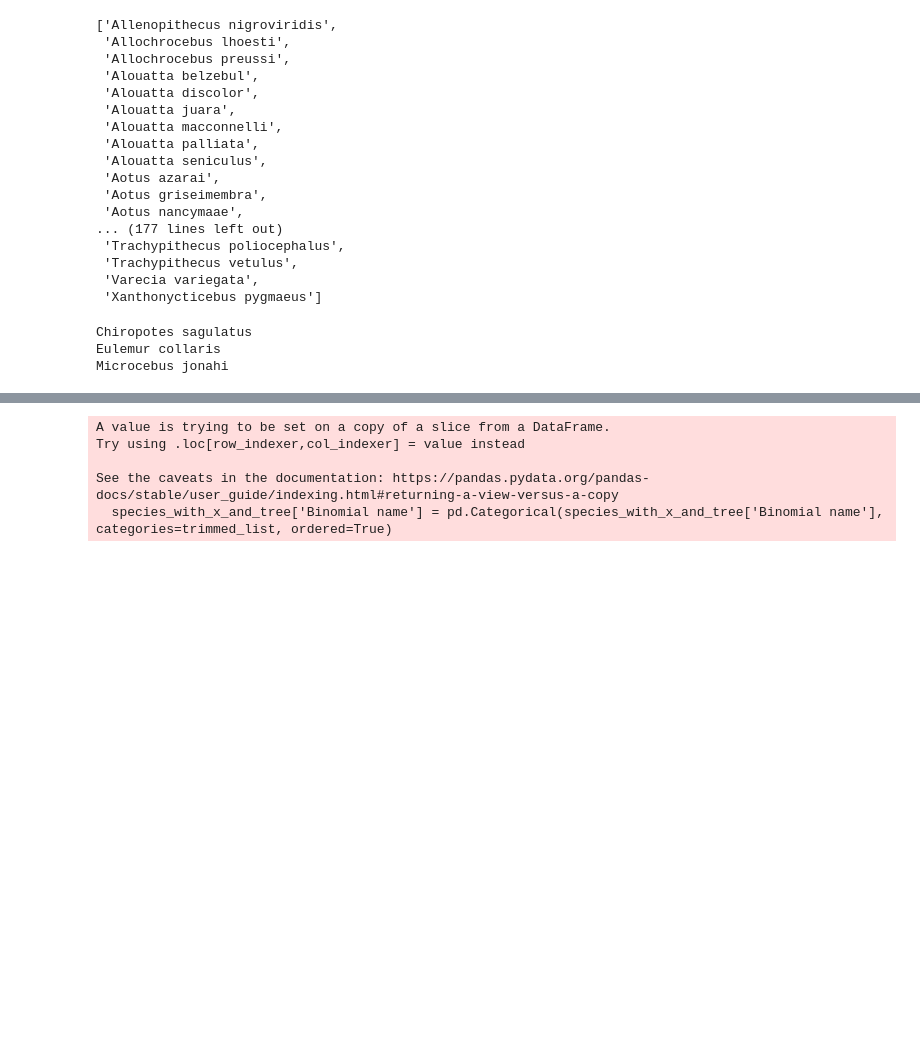
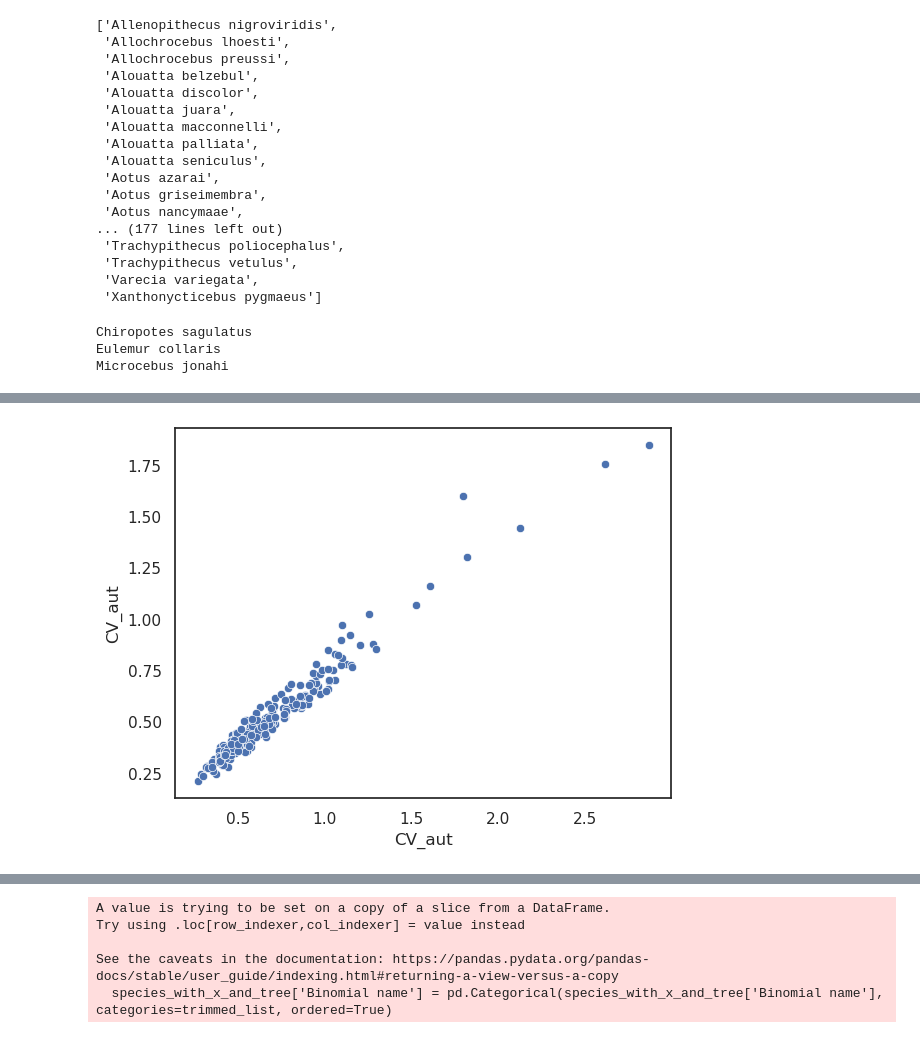
Before and after one commit to erikfogh/selection_primates, a Jupyter notebook: notebooks/main06_phylogenetic_regressions_and_visuals.ipynb, the cells around one changed output, grey strips where cells are left out. Saved outputs shown, nothing was run; the diff lists cells and outputs as text; code cells hidden in the pictures; blank space fills up the shorter version.

```diff
--- a/notebooks/main06_phylogenetic_regressions_and_visuals.ipynb
+++ b/notebooks/main06_phylogenetic_regressions_and_visuals.ipynb
@@ -250,2 +301,6 @@ Microcebus jonahi
+# %%
+g = sns.scatterplot(x=mean_pi_df.CV_aut, y=mean_pi_df_500kb.CV_aut)
+# %% [output]
+[figure, added]
 # %%
 primate_tree.shear(trimmed_list).write("../data/trimmed_primate_tree.nwk")
```
Also changed, not shown: parts of 9 cells of this notebook, 37 other files.
